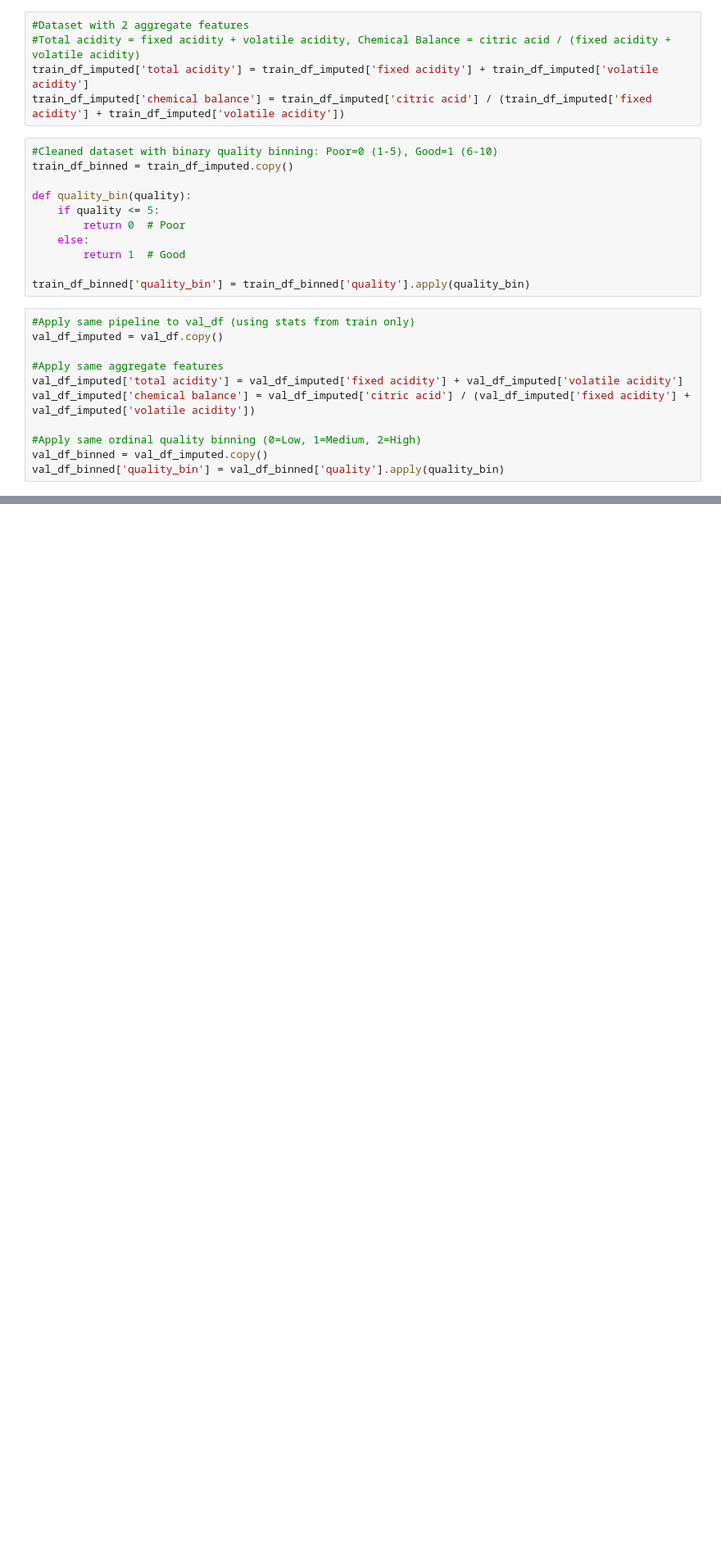
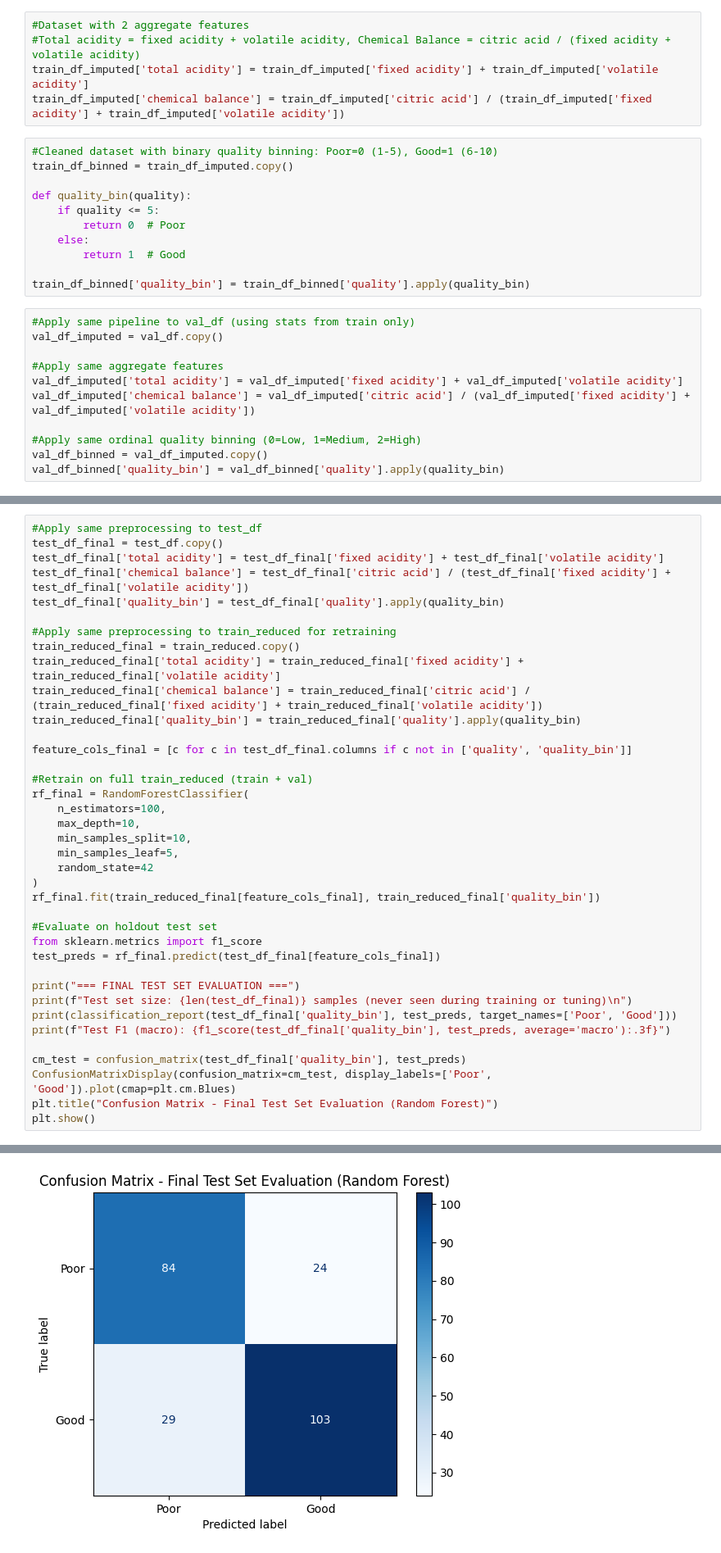
Before and after one commit to JCoji/DataScienceA2, a Jupyter notebook: A3 - Jonthan Cojita, Lucas Gavura.ipynb, the cells around one changed output, grey strips where cells are left out. Shown at 82% size. Drawn from its saved outputs; the diff is of its cells as text; blank space fills up the shorter version.

```diff
--- a/A3 - Jonthan Cojita, Lucas Gavura.ipynb
+++ b/A3 - Jonthan Cojita, Lucas Gavura.ipynb
@@ -380,0 +397,39 @@ Val MAE: 0.206
+# %%
+#Apply same preprocessing to test_df
+test_df_final = test_df.copy()
+test_df_final['total acidity'] = test_df_final['fixed acidity'] + test_df_final['volatile acidity']
+test_df_final['chemical balance'] = test_df_final['citric acid'] / (test_df_final['fixed acidity'] + test_df_final['volatile acidity'])
+test_df_final['quality_bin'] = test_df_final['quality'].apply(quality_bin)
+
+#Apply same preprocessing to train_reduced for retraining
+train_reduced_final = train_reduced.copy()
+train_reduced_final['total acidity'] = train_reduced_final['fixed acidity'] + train_reduced_final['volatile acidity']
+train_reduced_final['chemical balance'] = train_reduced_final['citric acid'] / (train_reduced_final['fixed acidity'] + train_reduced_final['volatile acidity'])
+train_reduced_final['quality_bin'] = train_reduced_final['quality'].apply(quality_bin)
+
+feature_cols_final = [c for c in test_df_final.columns if c not in ['quality', 'quality_bin']]
+
+#Retrain on full train_reduced (train + val)
+rf_final = RandomForestClassifier(
+    n_estimators=100,
+    max_depth=10,
+    min_samples_split=10,
+    min_samples_leaf=5,
+    random_state=42
+)
+rf_final.fit(train_reduced_final[feature_cols_final], train_reduced_final['quality_bin'])
+
+#Evaluate on holdout test set
+from sklearn.metrics import f1_score
+test_preds = rf_final.predict(test_df_final[feature_cols_final])
+
+print("=== FINAL TEST SET EVALUATION ===")
+print(f"Test set size: {len(test_df_final)} samples (never seen during training or tuning)\n")
+print(classification_report(test_df_final['quality_bin'], test_preds, target_names=['Poor', 'Good']))
+print(f"Test F1 (macro): {f1_score(test_df_final['quality_bin'], test_preds, average='macro'):.3f}")
+
+cm_test = confusion_matrix(test_df_final['quality_bin'], test_preds)
+ConfusionMatrixDisplay(confusion_matrix=cm_test, display_labels=['Poor', 'Good']).plot(cmap=plt.cm.Blues)
+plt.title("Confusion Matrix - Final Test Set Evaluation (Random Forest)")
+plt.show()
+# %% [output]
@@ -380,0 +449 @@ Val MAE: 0.206
+[figure, added]
```
Also changed, not shown: parts of 11 cells of this notebook.
